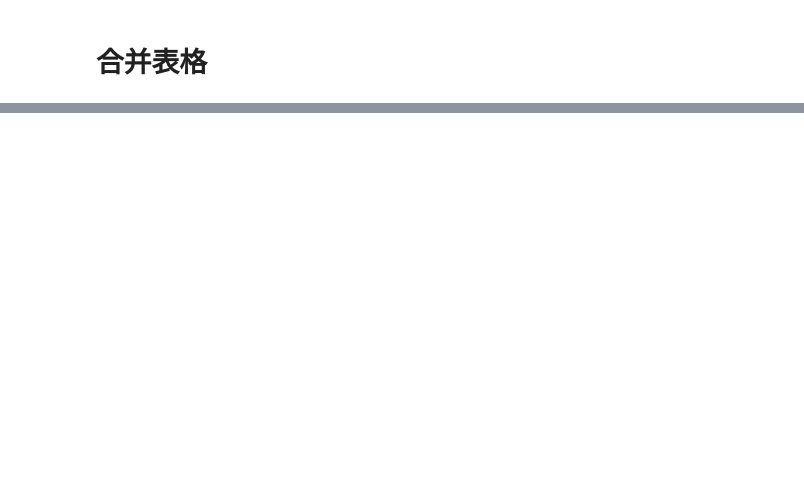
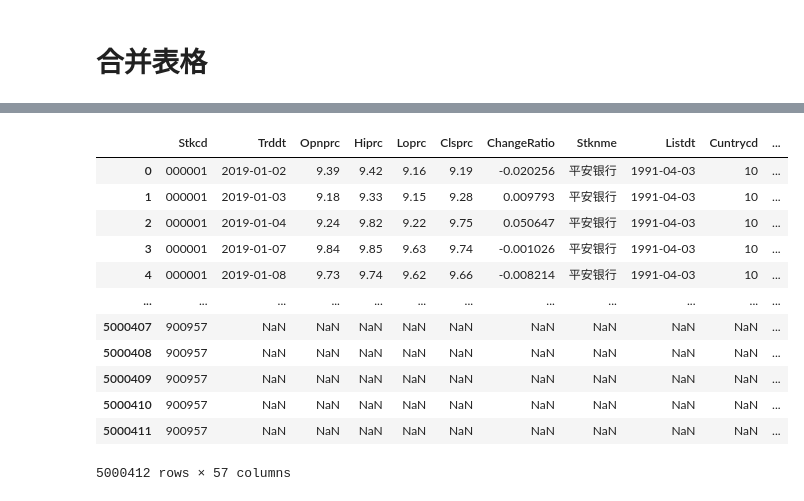
Before and after one commit to Tommyczc/stockMarketAnalysis, a Jupyter notebook: regression.ipynb, the cells around one changed output, grey strips where cells are left out. Drawn from its saved outputs; the diff is of its cells as text; code cells hidden in the pictures; blank space fills up the shorter version.

```diff
--- a/regression.ipynb
+++ b/regression.ipynb
@@ -13,0 +71,3 @@ trd_dalyr0
+# %%
+allData=pd.read_csv("stockData/furtherInformation/AllData.csv",index_col=0,dtype=object)
+allData
@@ -13,0 +88,19 @@ trd_dalyr0
+# %%
+###todo：要删除的重复列名
+deleteColumns=["Trddt_quarter","FS_Combas.Typrep","FS_Combas.ShortName","csmar_listedcoinfo.Stknme","csmar_listedcoinfo.Conme","FS_Comscfd.ShortName","FS_Comins.ShortName","csmar_listedcoinfo.Conme_en","csmar_listedcoinfo.Nnindcd","csmar_listedcoinfo.PROVINCECD","csmar_listedcoinfo.CITY","csmar_listedcoinfo.Nnindnme"]
+afterDeleteData=allData[[i for i in allData.columns if i not in deleteColumns]]
+afterDeleteData
+# %% [output]
+|  | Stkcd | Trddt | Opnprc | Hiprc | Loprc | Clsprc | ChangeRatio | Stknme | Listdt | Cuntrycd | ... |
+| 0 | 000001 | 2019-01-02 | 9.39 | 9.42 | 9.16 | 9.19 | -0.020256 | 平安银行 | 1991-04-03 | 10 | ... |
+| 1 | 000001 | 2019-01-03 | 9.18 | 9.33 | 9.15 | 9.28 | 0.009793 | 平安银行 | 1991-04-03 | 10 | ... |
+| 2 | 000001 | 2019-01-04 | 9.24 | 9.82 | 9.22 | 9.75 | 0.050647 | 平安银行 | 1991-04-03 | 10 | ... |
+| 3 | 000001 | 2019-01-07 | 9.84 | 9.85 | 9.63 | 9.74 | -0.001026 | 平安银行 | 1991-04-03 | 10 | ... |
+| 4 | 000001 | 2019-01-08 | 9.73 | 9.74 | 9.62 | 9.66 | -0.008214 | 平安银行 | 1991-04-03 | 10 | ... |
+| ... | ... | ... | ... | ... | ... | ... | ... | ... | ... | ... | ... |
+| 5000407 | 900957 | NaN | NaN | NaN | NaN | NaN | NaN | NaN | NaN | NaN | ... |
+| 5000408 | 900957 | NaN | NaN | NaN | NaN | NaN | NaN | NaN | NaN | NaN | ... |
+| 5000409 | 900957 | NaN | NaN | NaN | NaN | NaN | NaN | NaN | NaN | NaN | ... |
+| 5000410 | 900957 | NaN | NaN | NaN | NaN | NaN | NaN | NaN | NaN | NaN | ... |
+| 5000411 | 900957 | NaN | NaN | NaN | NaN | NaN | NaN | NaN | NaN | NaN | ... |
+5000412 rows × 57 columns
```
Also changed, not shown: parts of 14 cells of this notebook.
